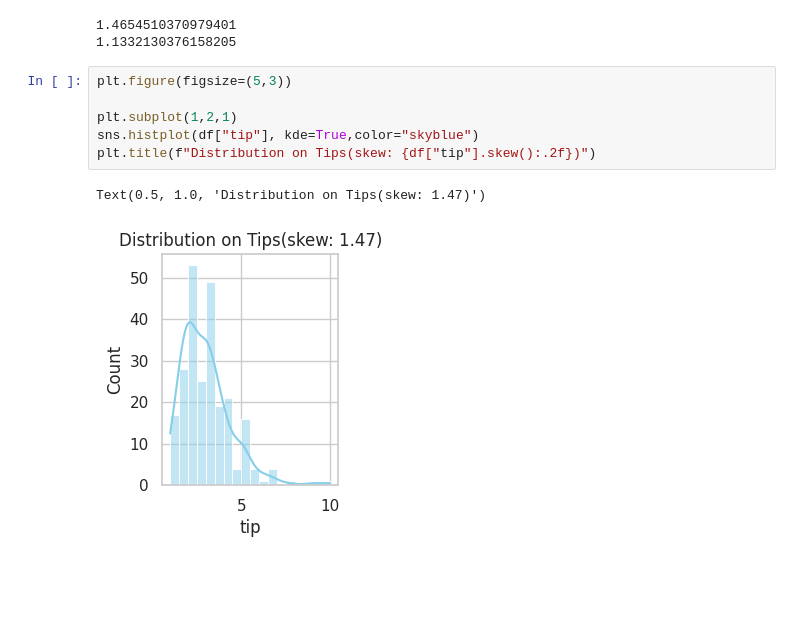
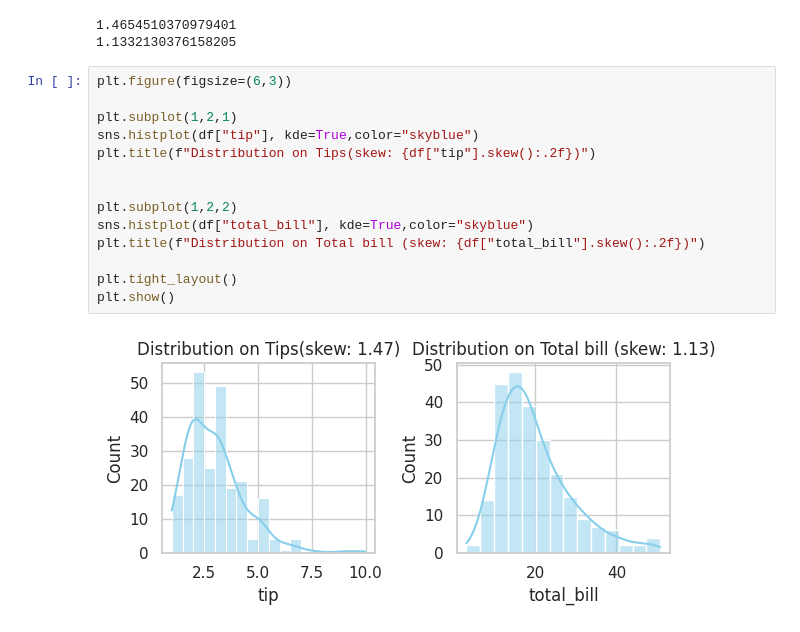
Before and after one commit to NishmthaM/statistics_in_ml, a Jupyter notebook: statistics_in_ml.ipynb, the cells around one changed output. Cells and saved outputs as stored; diff of their text form; blank space fills up the shorter version.

```diff
--- a/statistics_in_ml.ipynb
+++ b/statistics_in_ml.ipynb
@@ -230,11 +231,18 @@ print(df["total_bill"].skew())
 1.4654510370979401
 1.1332130376158205
 # %%
-plt.figure(figsize=(5,3))
+plt.figure(figsize=(6,3))
 
 plt.subplot(1,2,1)
 sns.histplot(df["tip"], kde=True,color="skyblue")
 plt.title(f"Distribution on Tips(skew: {df["tip"].skew():.2f})")
+
+
+plt.subplot(1,2,2)
+sns.histplot(df["total_bill"], kde=True,color="skyblue")
+plt.title(f"Distribution on Total bill (skew: {df["total_bill"].skew():.2f})")
+
+plt.tight_layout()
+plt.show()
 # %% [output]
-Text(0.5, 1.0, 'Distribution on Tips(skew: 1.47)')
-[figure, old version]
+[figure, new version]
```
Also changed, not shown: parts of 4 cells of this notebook.
